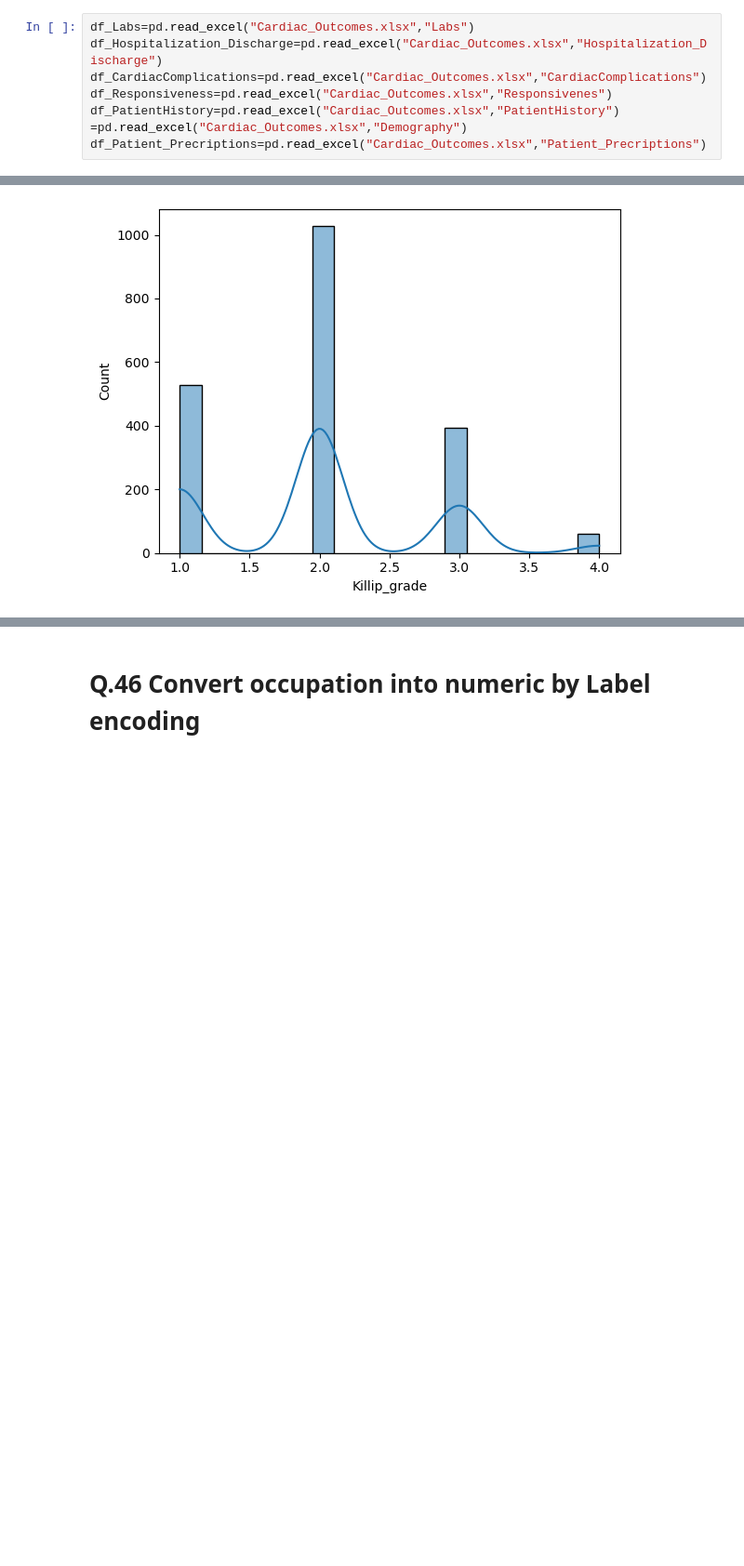
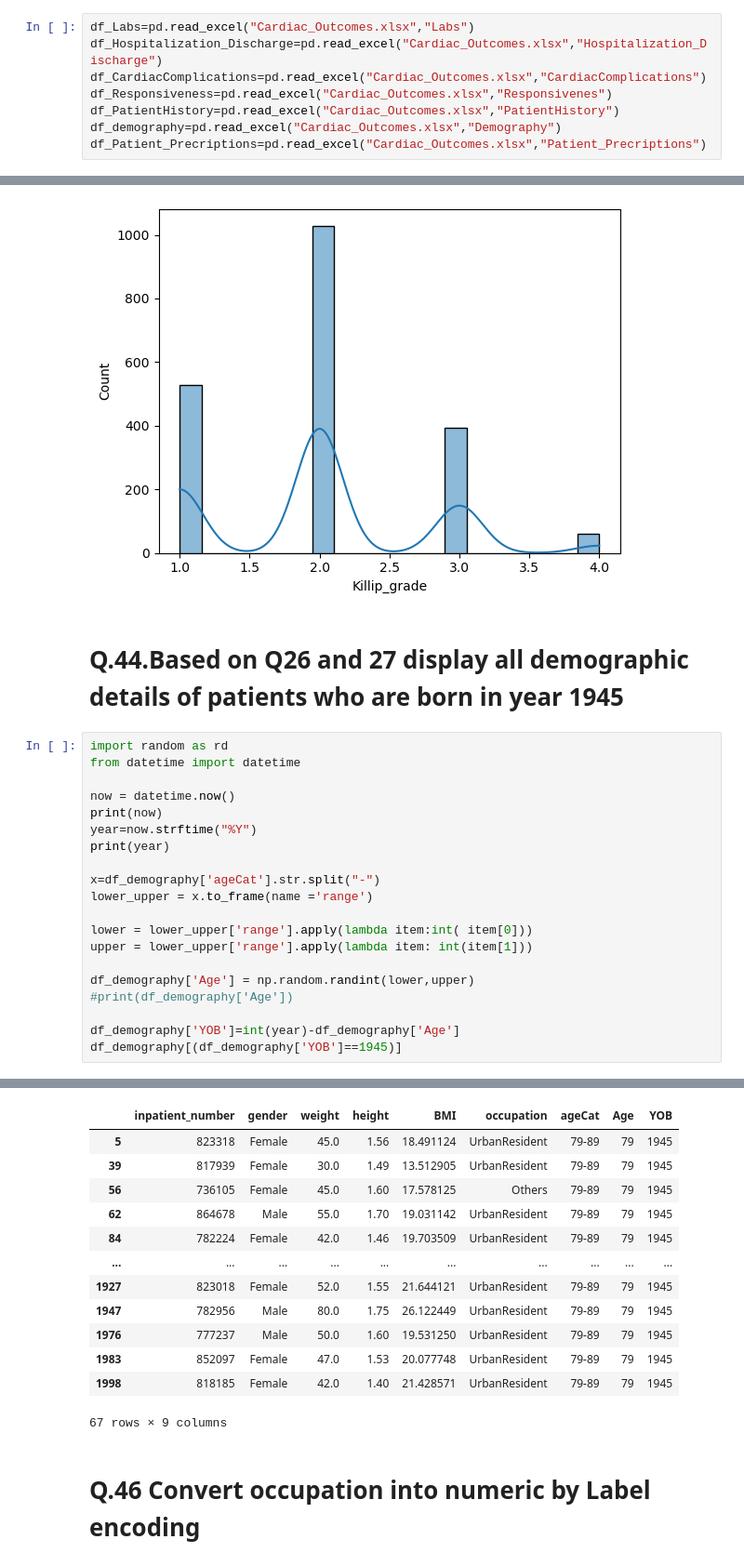
Before and after one commit to Moinandy6/Team9_Py-Stars_Python-Hackathon_Apr24, a Jupyter notebook: Q33.ipynb, the cells around one changed output, grey strips where cells are left out. Shown at 93% size. Drawn from its saved outputs; the diff is of its cells as text; blank space fills up the shorter version.

```diff
--- a/Q33.ipynb
+++ b/Q33.ipynb
@@ -10,6 +11,6 @@ df_Hospitalization_Discharge=pd.read_excel("Cardiac_Outcomes.xlsx","Hospitalizat
 df_CardiacComplications=pd.read_excel("Cardiac_Outcomes.xlsx","CardiacComplications")
 df_Responsiveness=pd.read_excel("Cardiac_Outcomes.xlsx","Responsivenes")
 df_PatientHistory=pd.read_excel("Cardiac_Outcomes.xlsx","PatientHistory")
-=pd.read_excel("Cardiac_Outcomes.xlsx","Demography")
+df_demography=pd.read_excel("Cardiac_Outcomes.xlsx","Demography")
 df_Patient_Precriptions=pd.read_excel("Cardiac_Outcomes.xlsx","Patient_Precriptions")
 # %% [markdown]
@@ -214,3 +187,26 @@ sns.histplot(kg, kde=True)
 # %% [output]
 <Axes: xlabel='Killip_grade', ylabel='Count'>
 [figure]
+# %% [markdown]
+# Q.44.Based on Q26 and 27 display all demographic details of patients who are born in year 1945
+# %%
+import random as rd
+from datetime import datetime
+
+now = datetime.now()
+print(now)
+year=now.strftime("%Y")
+print(year)
+
+x=df_demography['ageCat'].str.split("-")
+lower_upper = x.to_frame(name ='range')
+
+lower = lower_upper['range'].apply(lambda item:int( item[0]))
+upper = lower_upper['range'].apply(lambda item: int(item[1]))
+
+df_demography['Age'] = np.random.randint(lower,upper)
+#print(df_demography['Age'])
+
+df_demography['YOB']=int(year)-df_demography['Age']
+df_demography[(df_demography['YOB']==1945)]
+# %% [output]
@@ -217,3 +215,16 @@ sns.histplot(kg, kde=True)
+|  | inpatient_number | gender | weight | height | BMI | occupation | ageCat | Age | YOB |
+| 5 | 823318 | Female | 45.0 | 1.56 | 18.491124 | UrbanResident | 79-89 | 79 | 1945 |
+| 39 | 817939 | Female | 30.0 | 1.49 | 13.512905 | UrbanResident | 79-89 | 79 | 1945 |
+| 56 | 736105 | Female | 45.0 | 1.60 | 17.578125 | Others | 79-89 | 79 | 1945 |
+| 62 | 864678 | Male | 55.0 | 1.70 | 19.031142 | UrbanResident | 79-89 | 79 | 1945 |
+| 84 | 782224 | Female | 42.0 | 1.46 | 19.703509 | UrbanResident | 79-89 | 79 | 1945 |
+| ... | ... | ... | ... | ... | ... | ... | ... | ... | ... |
+| 1927 | 823018 | Female | 52.0 | 1.55 | 21.644121 | UrbanResident | 79-89 | 79 | 1945 |
+| 1947 | 782956 | Male | 80.0 | 1.75 | 26.122449 | UrbanResident | 79-89 | 79 | 1945 |
+| 1976 | 777237 | Male | 50.0 | 1.60 | 19.531250 | UrbanResident | 79-89 | 79 | 1945 |
+| 1983 | 852097 | Female | 47.0 | 1.53 | 20.077748 | UrbanResident | 79-89 | 79 | 1945 |
+| 1998 | 818185 | Female | 42.0 | 1.40 | 21.428571 | UrbanResident | 79-89 | 79 | 1945 |
+67 rows × 9 columns
 # %% [markdown]
 # Q.46 Convert occupation into numeric by Label encoding
 # %%
```
Also changed, not shown: parts of 24 cells of this notebook.
